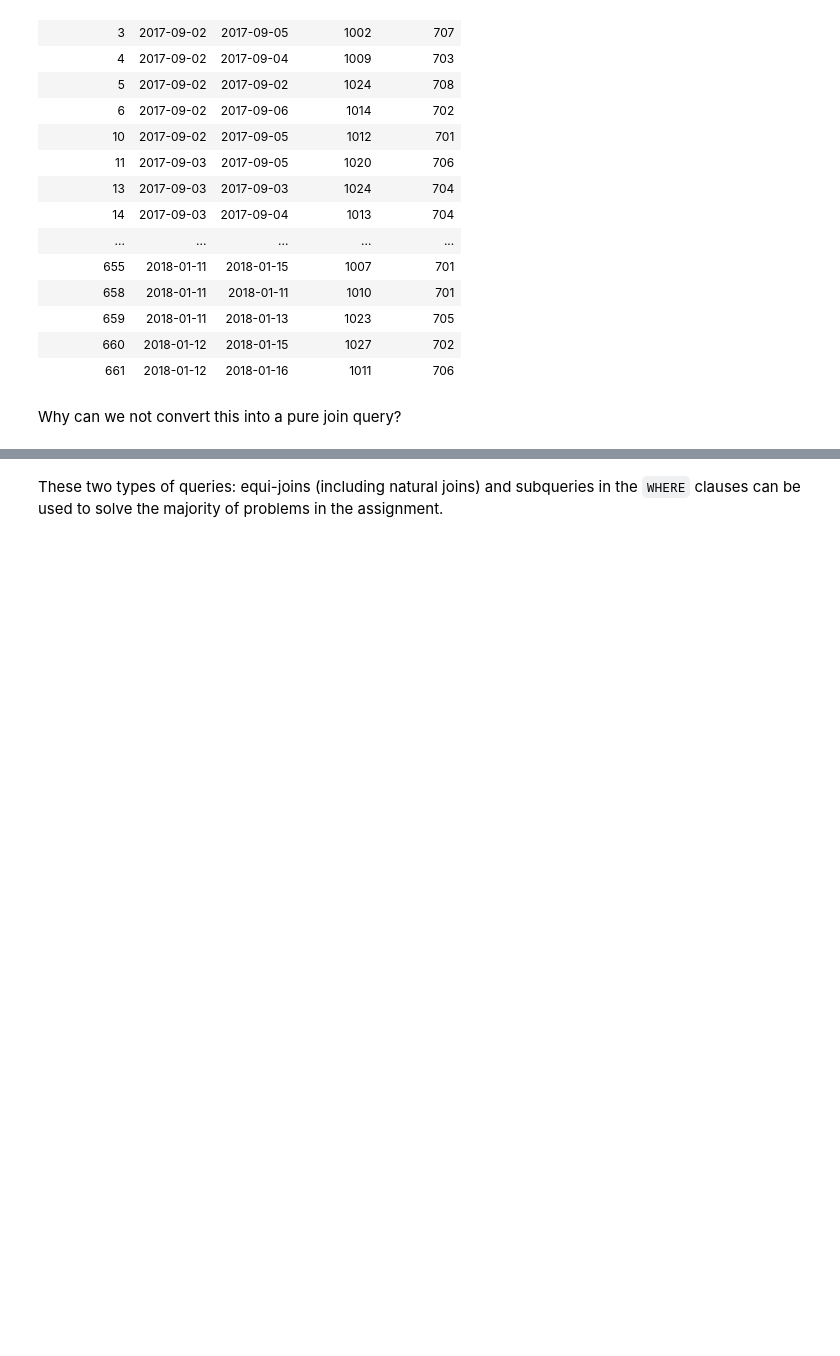
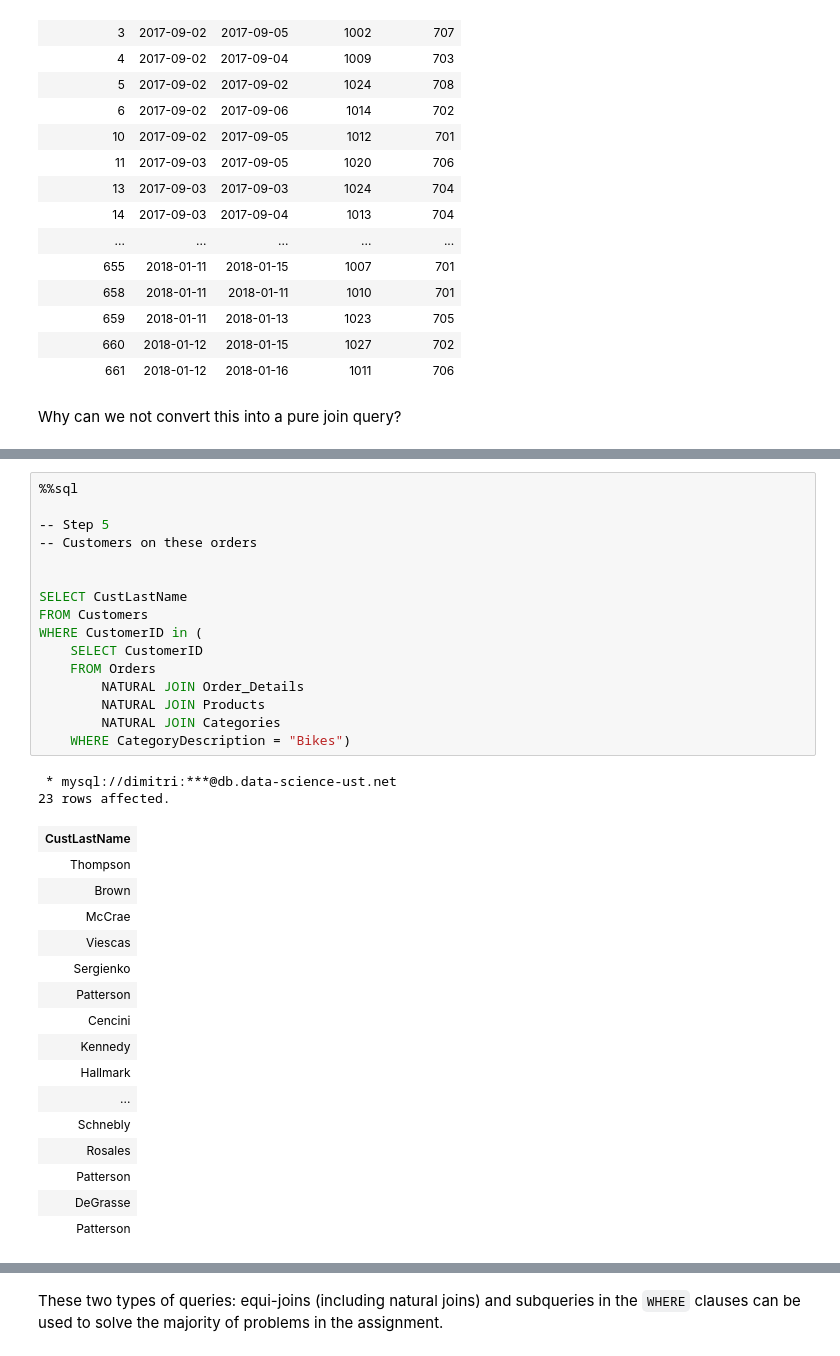
Before and after one commit to dimitri-yatsenko/Database-Systems-for-Data-Science, a Jupyter notebook: notebooks/Assign-06.ipynb, the cells around one changed output, grey strips where cells are left out. Drawn from its saved outputs; the diff is of its cells as text; blank space fills up the shorter version.

```diff
--- a/notebooks/Assign-06.ipynb
+++ b/notebooks/Assign-06.ipynb
@@ -247,0 +270,35 @@ WHERE CustomerID in (
+# %%
+%%sql
+
+-- Step 5
+-- Customers on these orders
+
+
+SELECT CustLastName
+FROM Customers
+WHERE CustomerID in (
+    SELECT CustomerID
+    FROM Orders
+        NATURAL JOIN Order_Details
+        NATURAL JOIN Products
+        NATURAL JOIN Categories
+    WHERE CategoryDescription = "Bikes")
+# %% [output]
+ * mysql://dimitri:***@db.data-science-ust.net
+23 rows affected.
+| CustLastName |
+| Thompson |
+| Brown |
+| McCrae |
+| Viescas |
+| Sergienko |
+| Patterson |
+| Cencini |
+| Kennedy |
+| Hallmark |
+| ... |
+| Schnebly |
+| Rosales |
+| Patterson |
+| DeGrasse |
+| Patterson |
```
Also changed, not shown: parts of 15 cells of this notebook, 1 other file.
